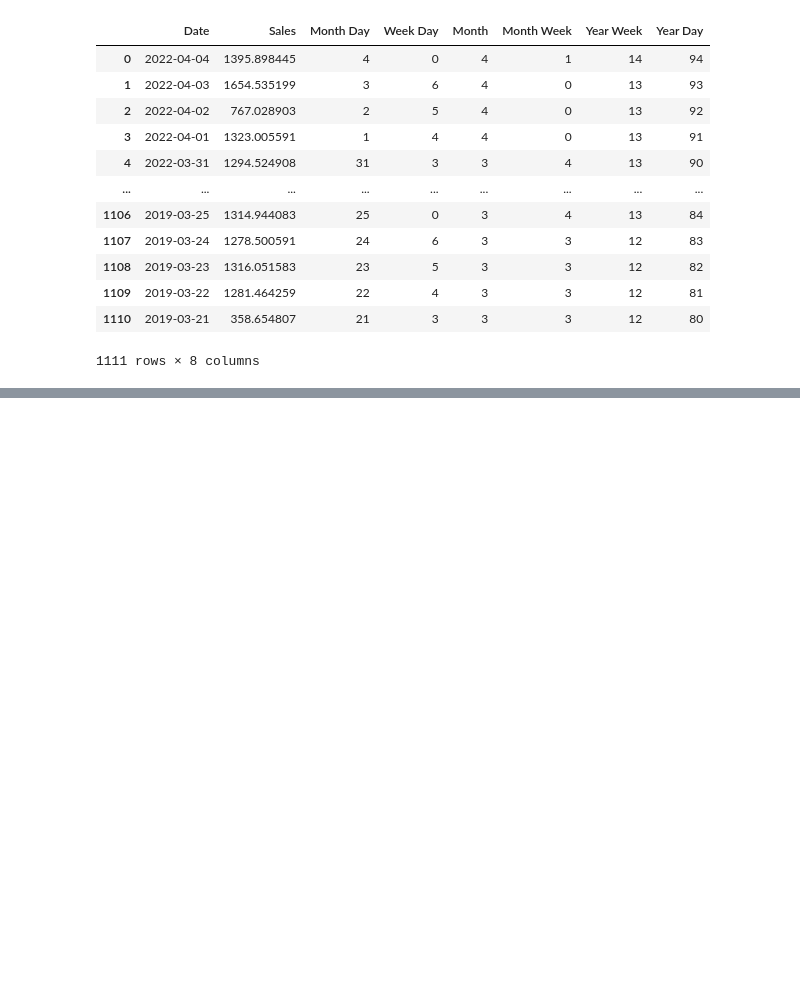
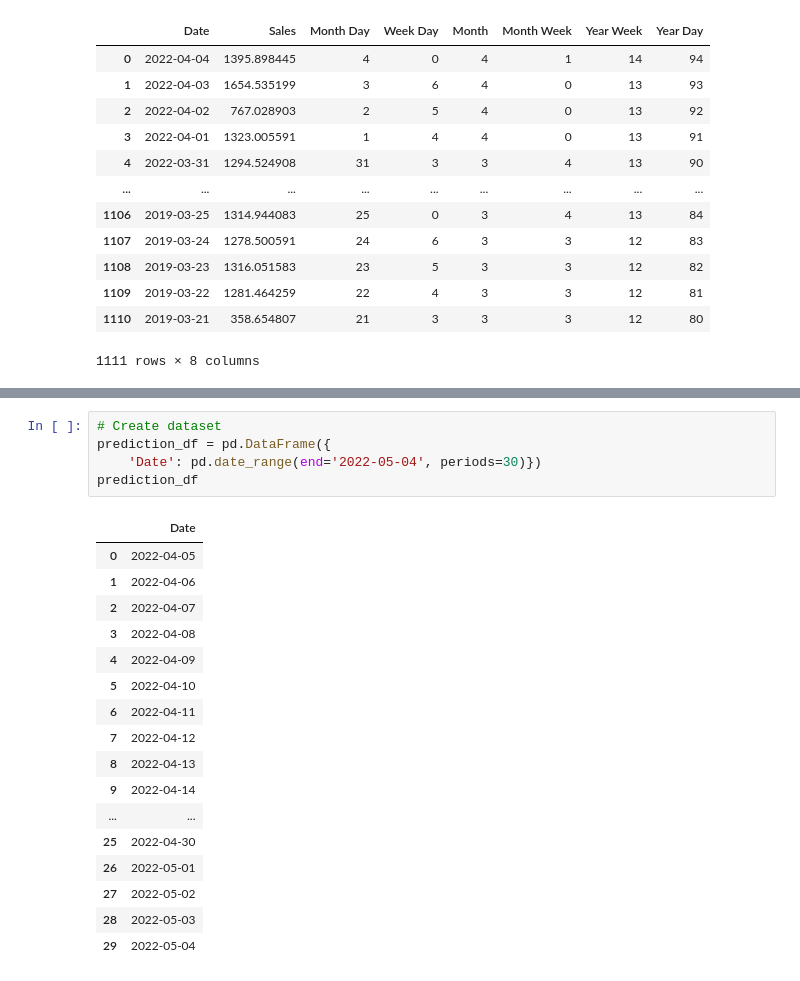
Before and after one commit to smvalizadeh/retail-sales-prediction, a Jupyter notebook: Pre.ipynb, the cells around one changed output, grey strips where cells are left out. Drawn from its saved outputs; the diff is of its cells as text; blank space fills up the shorter version.

```diff
--- a/Pre.ipynb
+++ b/Pre.ipynb
@@ -119,0 +215,23 @@ IndexError: tuple index out of range
+# %%
+# Create dataset
+prediction_df = pd.DataFrame({
+    'Date': pd.date_range(end='2022-05-04', periods=30)})
+prediction_df
+# %% [output]
+|  | Date |
+| 0 | 2022-04-05 |
+| 1 | 2022-04-06 |
+| 2 | 2022-04-07 |
+| 3 | 2022-04-08 |
+| 4 | 2022-04-09 |
+| 5 | 2022-04-10 |
+| 6 | 2022-04-11 |
+| 7 | 2022-04-12 |
+| 8 | 2022-04-13 |
+| 9 | 2022-04-14 |
+| ... | ... |
+| 25 | 2022-04-30 |
+| 26 | 2022-05-01 |
+| 27 | 2022-05-02 |
+| 28 | 2022-05-03 |
+| 29 | 2022-05-04 |
```
Also changed, not shown: parts of 17 cells of this notebook.
